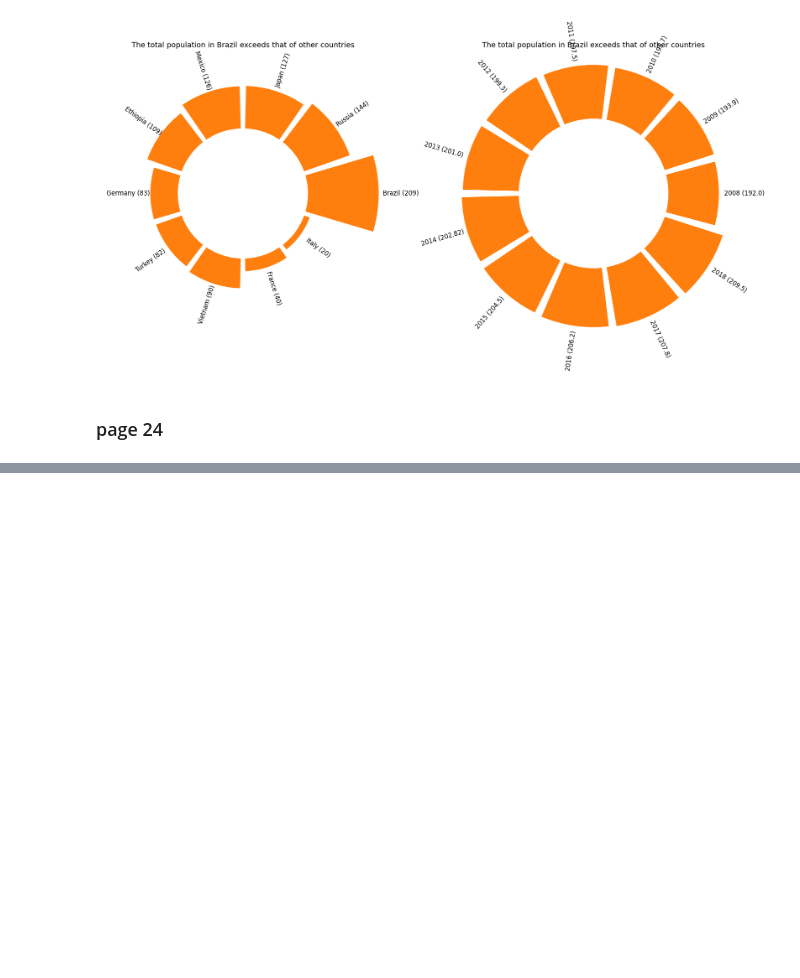
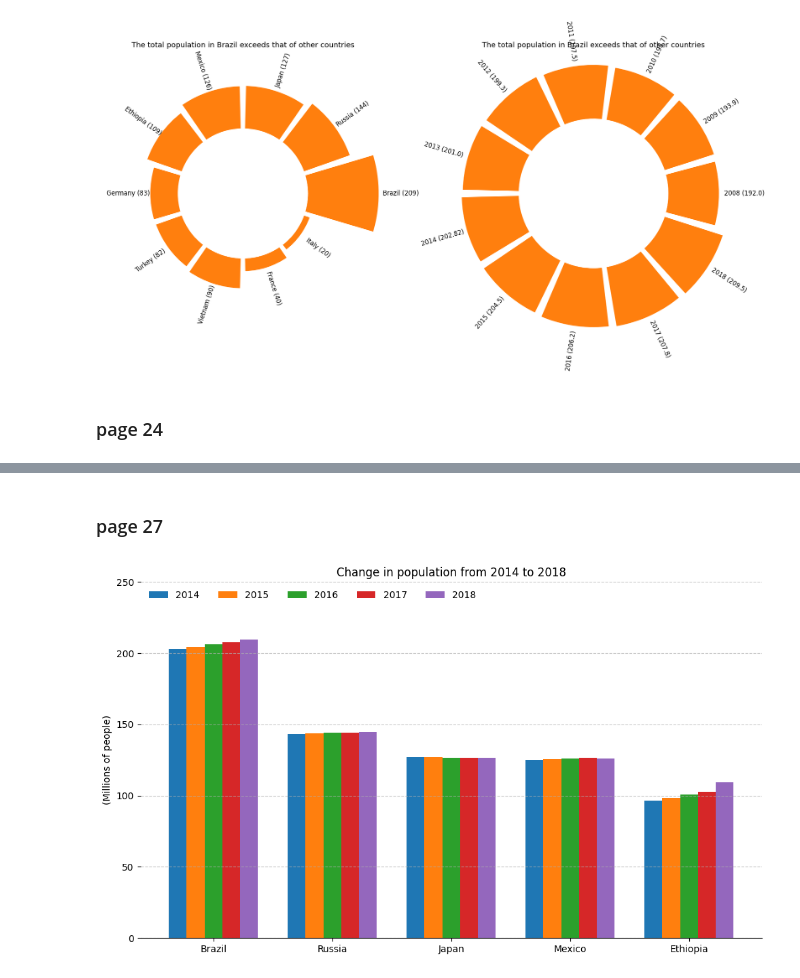
Before and after one commit to Aashish-Raghav/Data-Visualization---Multiple-Plots, a Jupyter notebook: IIT2022010.ipynb, the cells around one changed output, grey strips where cells are left out. Drawn from its saved outputs; the diff is of its cells as text; code cells hidden in the pictures; blank space fills up the shorter version.

```diff
--- a/IIT2022010.ipynb
+++ b/IIT2022010.ipynb
@@ -761,0 +813,46 @@ plt.show()
+# %% [markdown]
+### page 27
+# %%
+# Read the CSV file into a DataFrame
+df = pd.read_csv('/content/Population_over_years.csv')
+
+# Plotting the graph
+countries = df['Country']
+years = df.columns[1:]  # Get the year columns (2014, 2015, ...)
+
+# Create the figure and axes
+fig, ax = plt.subplots(figsize=(10, 6))
+
+# Set the width of the bars
+bar_width = 0.15
+
+# Calculate the positions for the bars
+r = np.arange(len(countries))
+
+# Create the bars for each year
+# colors = ['tab:blue', 'mediumvioletred', 'teal', 'orange', 'goldenrod']  # Colors for each year
+for i, year in enumerate(years):
+    ax.bar(r + i * bar_width, df[year], width=bar_width, label=year)
+
+# Set the x-ticks and labels
+ax.set_xticks(r + bar_width * (len(years) - 1) / 2)  # Center the x-ticks
+ax.set_xticklabels(countries)
+
+# Set the y-axis limits and label
+ax.set_ylim(0, 250)
+ax.set_ylabel('(Millions of people)')
+
+# Add gridlines
+ax.grid(axis='y', linestyle='--', alpha=0.7)
+
+# Add title and legend
+ax.set_title('Change in population from 2014 to 2018')
+ax.legend(loc='upper left', ncol=5, frameon=False)  # Add legend with square symbols
+for pos in ['left','right','top']:
+  ax.spines[pos].set_visible(False)  # Hide the outer circle
+
+# Show the plot
+plt.tight_layout()
+plt.show()
+# %% [output]
+[figure, added]
```
Also changed, not shown: parts of 6 cells of this notebook, 3 other files.
